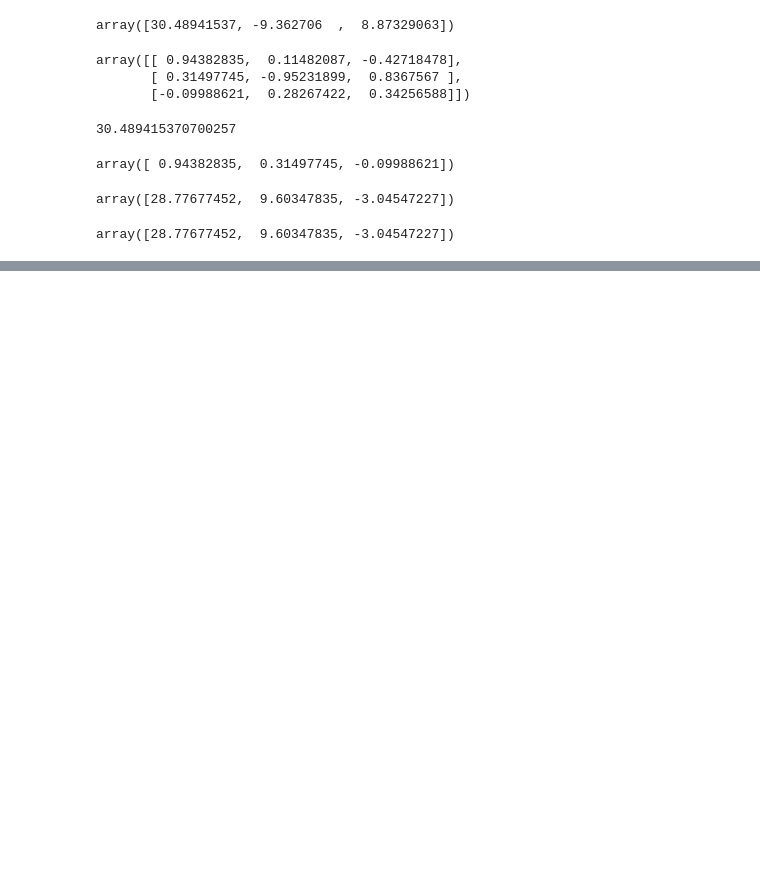
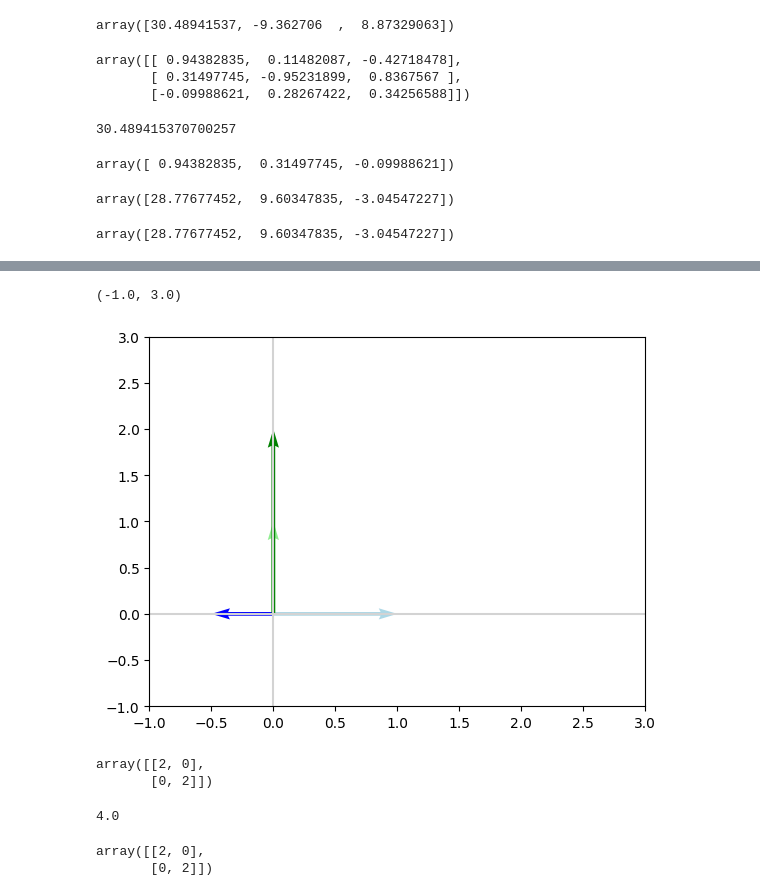
Before and after one commit to Krisho1/Machine-Learning-Foundations-Math-Probability-Statistics-and-Computer-Science-Python-Codes-, a Jupyter notebook: Linerar_Algebra_II_.ipynb, the cells around one changed output, grey strips where cells are left out. Cells and saved outputs as stored; diff of their text form; code cells hidden in the pictures; blank space fills up the shorter version.

```diff
--- a/Linerar_Algebra_II_.ipynb
+++ b/Linerar_Algebra_II_.ipynb
@@ -238,0 +381,23 @@ array([28.77677452,  9.60347835, -3.04547227])
+# %%
+plot_vectors([vecotrfy(I_det,0),vecotrfy(I_det,1),vecotrfy(JI_det,0),vecotrfy(JI_det,1)],['lightblue','lightgreen','blue','green'])
+plt.xlim(-1,3)
+plt.ylim(-1,3)
+# %% [output]
+(-1.0, 3.0)
+[figure, added]
+# %%
+doubleI = I*2
+doubleI
+# %% [output]
+array([[2, 0],
+       [0, 2]])
+# %%
+np.linalg.det(doubleI)
+# %% [output]
+4.0
+# %%
+doubleII_det = np.dot(doubleI,I_det)
+doubleII_det
+# %% [output]
+array([[2, 0],
+       [0, 2]])
```
Also changed, not shown: parts of 30 cells of this notebook.
